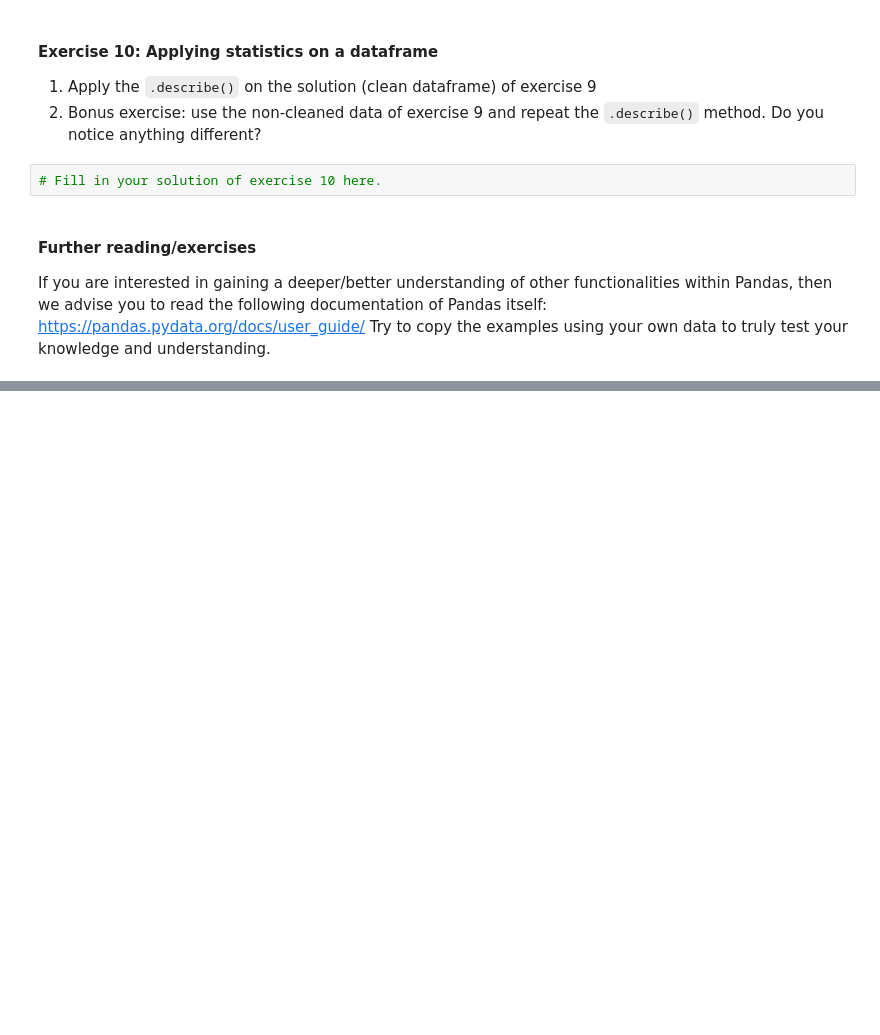
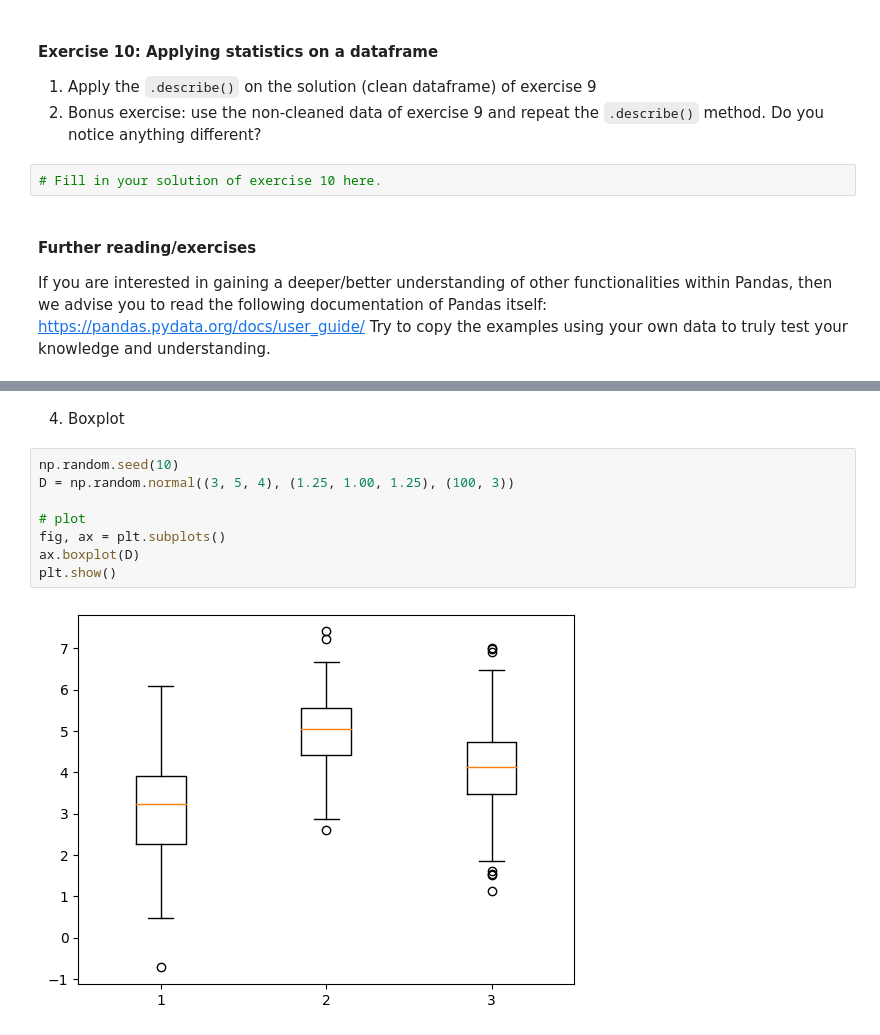
Before and after one commit to ZanaOkcuoglu/spikeUp, a Jupyter notebook: DS_deepdive_3.ipynb, the cells around one changed output, grey strips where cells are left out. Saved outputs shown, nothing was run; the diff lists cells and outputs as text; blank space fills up the shorter version.

```diff
--- a/DS_deepdive_3.ipynb
+++ b/DS_deepdive_3.ipynb
@@ -1971,0 +2019,12 @@ Try to copy the examples using your own data to truly test your knowledge and un
+# %% [markdown]
+4. Boxplot
+# %%
+np.random.seed(10)
+D = np.random.normal((3, 5, 4), (1.25, 1.00, 1.25), (100, 3))
+
+# plot
+fig, ax = plt.subplots()
+ax.boxplot(D)
+plt.show()
+# %% [output]
+[figure, added]
```
Also changed, not shown: parts of 26 cells of this notebook.
